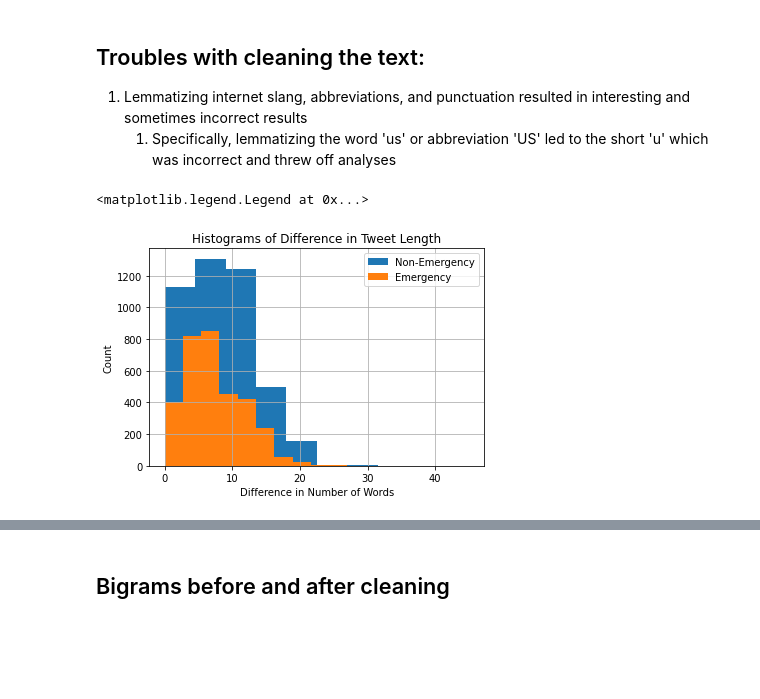
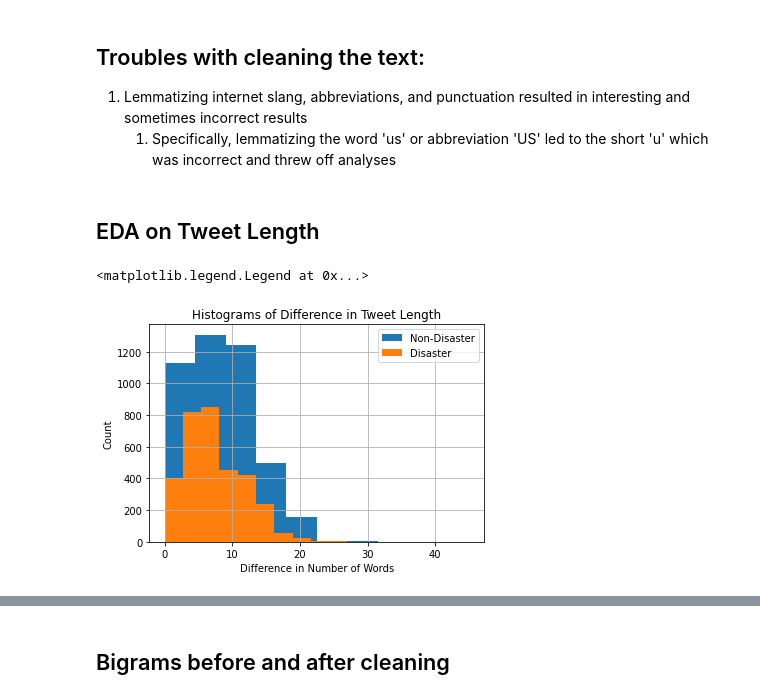
Before and after one commit to christesont/CS4447_FinalProject, a Jupyter notebook: Final_Project.ipynb, the cells around one changed output, grey strips where cells are left out. Drawn from its saved outputs; the diff is of its cells as text; code cells hidden in the pictures; blank space fills up the shorter version.

```diff
--- a/Final_Project.ipynb
+++ b/Final_Project.ipynb
@@ -128,15 +121,17 @@ traindf['tweet_length_difference'] = traindf.original_tweet_length - traindf.cle
 ## Troubles with cleaning the text:
 1. Lemmatizing internet slang, abbreviations, and punctuation resulted in interesting and sometimes incorrect results
     1. Specifically, lemmatizing the word 'us' or abbreviation 'US' led to the short 'u' which was incorrect and threw off analyses
+# %% [markdown]
+## EDA on Tweet Length
 # %%
 %matplotlib inline
 fig, ax = plt.subplots()
 ax= traindf[traindf.target==0].tweet_length_difference.hist()
 ax = traindf[traindf.target==1].tweet_length_difference.hist()
 ax.set_title('Histograms of Difference in Tweet Length')
 ax.set_xlabel('Difference in Number of Words')
 ax.set_ylabel('Count')
-ax.legend(['Non-Emergency','Emergency'])
+ax.legend(['Non-Disaster','Disaster'])
 # %% [output]
 <matplotlib.legend.Legend at 0x...>
-[figure, old version]
+[figure, new version]
```
Also changed, not shown: parts of 22 cells of this notebook, 1 other file.
